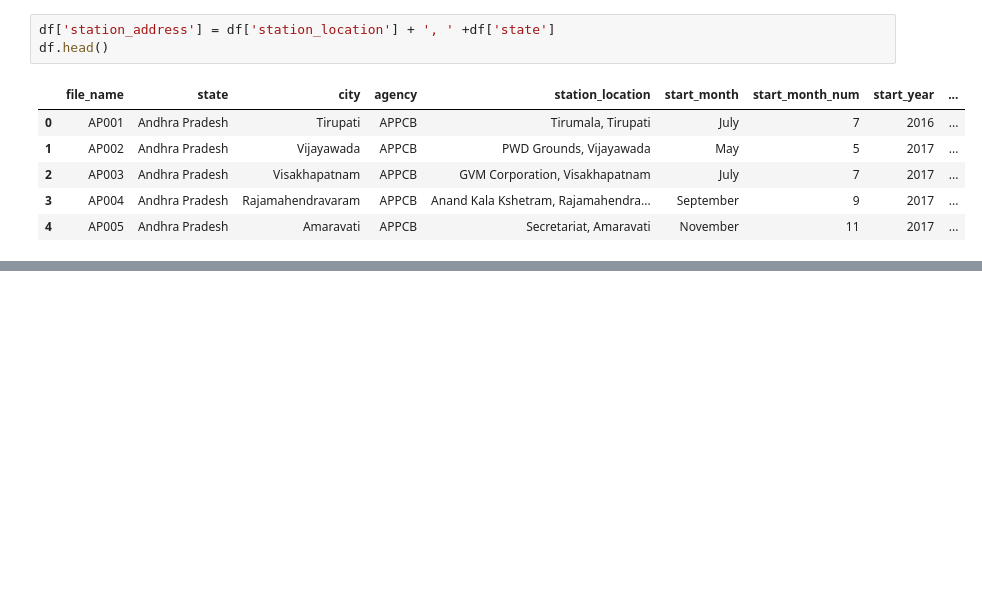
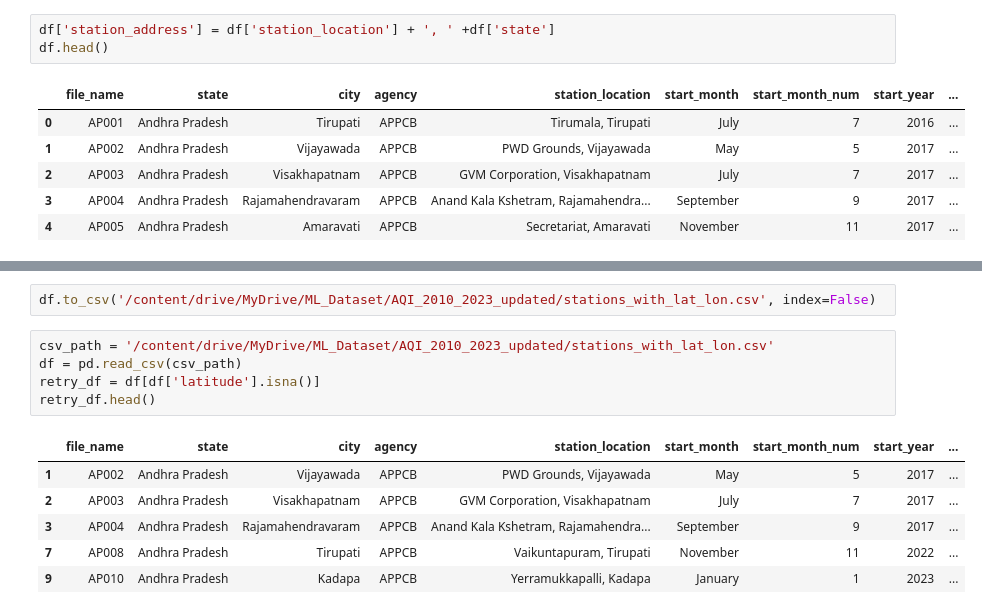
Before and after one commit to RajatPanda/aqi-prediction, a Jupyter notebook: data_enrich.ipynb, the cells around one changed output, grey strips where cells are left out. Drawn from its saved outputs; the diff is of its cells as text; blank space fills up the shorter version.

```diff
--- a/data_enrich.ipynb
+++ b/data_enrich.ipynb
@@ -43,0 +63,14 @@ df[['latitude', 'longitude']] = df.apply(compute_latitude_longitude, axis=1)
+# %%
+df.to_csv('/content/drive/MyDrive/ML_Dataset/AQI_2010_2023_updated/stations_with_lat_lon.csv', index=False)
+# %%
+csv_path = '/content/drive/MyDrive/ML_Dataset/AQI_2010_2023_updated/stations_with_lat_lon.csv'
+df = pd.read_csv(csv_path)
+retry_df = df[df['latitude'].isna()]
+retry_df.head()
+# %% [output]
+|  | file_name | state | city | agency | station_location | start_month | start_month_num | start_year | ... |
+| 1 | AP002 | Andhra Pradesh | Vijayawada | APPCB | PWD Grounds, Vijayawada | May | 5 | 2017 | ... |
+| 2 | AP003 | Andhra Pradesh | Visakhapatnam | APPCB | GVM Corporation, Visakhapatnam | July | 7 | 2017 | ... |
+| 3 | AP004 | Andhra Pradesh | Rajamahendravaram | APPCB | Anand Kala Kshetram, Rajamahendra... | September | 9 | 2017 | ... |
+| 7 | AP008 | Andhra Pradesh | Tirupati | APPCB | Vaikuntapuram, Tirupati | November | 11 | 2022 | ... |
+| 9 | AP010 | Andhra Pradesh | Kadapa | APPCB | Yerramukkapalli, Kadapa | January | 1 | 2023 | ... |
```
Also changed, not shown: parts of 7 cells of this notebook.
